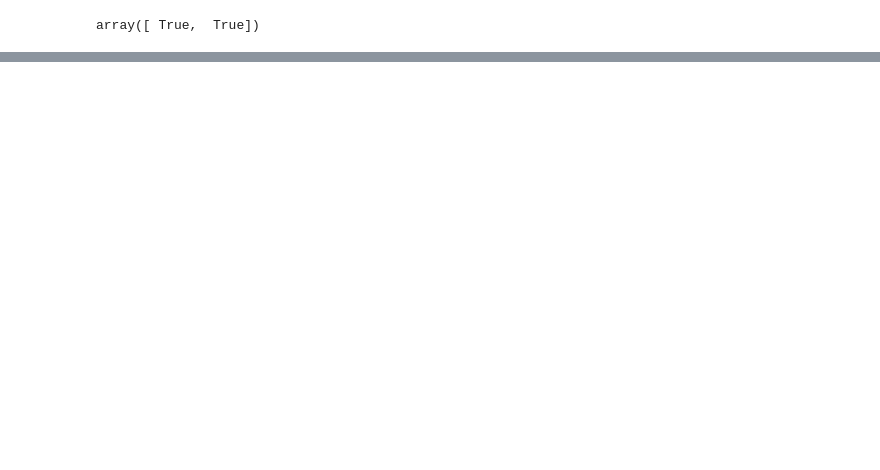
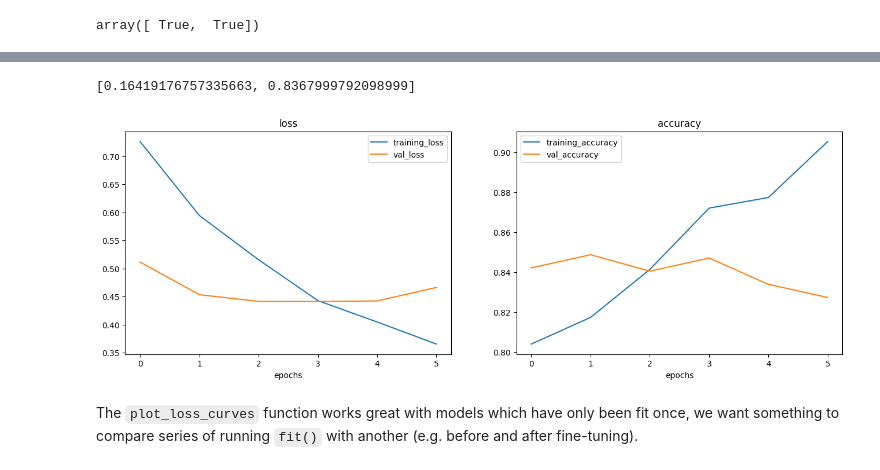
Before and after one commit to pawel-grzeszczyk/TensorFlow-and-Deep-Learning-Fundamentals, a Jupyter notebook: 05_transfer_learning_in_tf_pt_2_fine_tuning.ipynb, the cells around one changed output, grey strips where cells are left out. Saved outputs shown, nothing was run; the diff lists cells and outputs as text; code cells hidden in the pictures; blank space fills up the shorter version.

```diff
--- a/05_transfer_learning_in_tf_pt_2_fine_tuning.ipynb
+++ b/05_transfer_learning_in_tf_pt_2_fine_tuning.ipynb
@@ -683,0 +734,12 @@ array([ True,  True])
+# %%
+# To begin fine-tuning let's start by setting last 10 layers of base model to be trainable
+base_model.trainable = True
+
+# Freeze all layers except for the last 10
+for layer in base_model.layers[:-10]:
+    layer.trainable = False
+
+# Recompile
+model_2.compile(loss='categorical_crossentropy',
+                optimizer=tf.keras.optimizers.Adam(learning_rate=0.0001), # when fine-tuning you typically wany to lower lr by 10X
+                metrics=['accuracy'])
@@ -683,0 +777,12 @@ array([ True,  True])
+# %%
+# Fine-tune for another 5 epochs
+fine_tune_epochs = initial_epochs + 5
+
+# Refit the model (same as model_2 except with mode trainable layers)
+history_fine_10_percent_data_aug = model_2.fit(train_data_10_percent,
+                                               epochs=fine_tune_epochs,
+                                               validation_data=test_data,
+                                               validation_steps=int(0.25*len(test_data)),
+                                               initial_epoch=history_model_2.epoch[-1], # start training from previous last epoch
+                                               callbacks=[create_tensorboad_callback(dir_name='transfer_learning',
+                                                                                     experiment_name='10_percent_fine_tune_last_10')])
@@ -683,0 +812,11 @@ array([ True,  True])
+# %%
+results_10_percent_data_aug
+# %% [output]
+[0.16419176757335663, 0.8367999792098999]
+# %%
+# Check our the loss curves
+plot_loss_curves(history_fine_10_percent_data_aug)
+# %% [output]
+[figure, added]
+# %% [markdown]
+The `plot_loss_curves` function works great with models which have only been fit once, we want something to compare series of running `fit()` with another (e.g. before and after fine-tuning).
```
Also changed, not shown: parts of 44 cells of this notebook, 4 other files.
